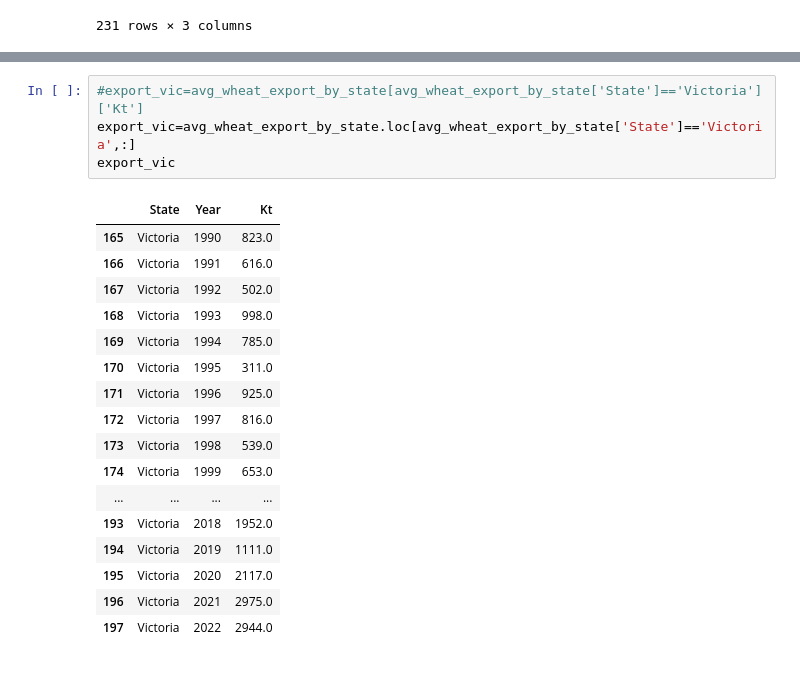
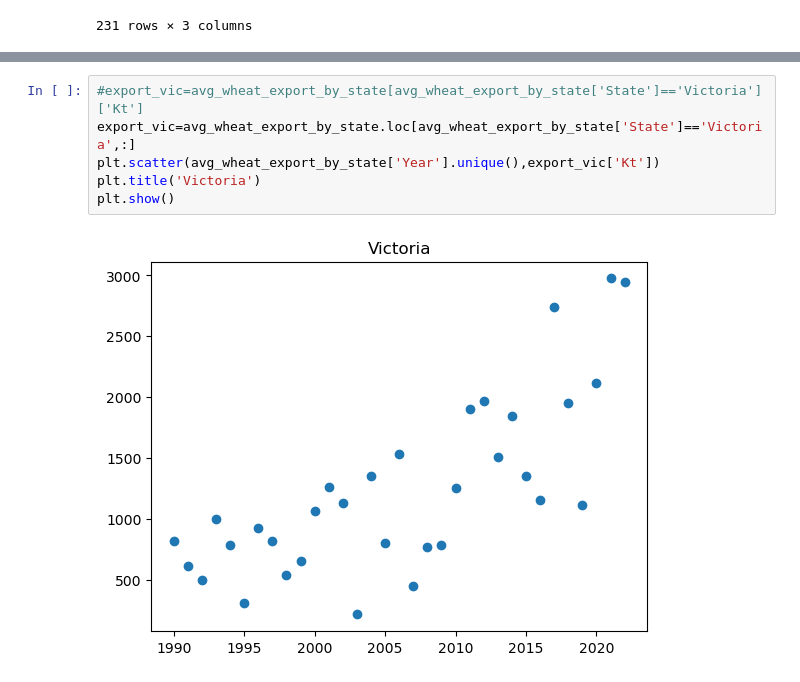
Before and after one commit to B-osborne1/project-one, a Jupyter notebook: project_main_script.ipynb, the cells around one changed output, grey strips where cells are left out. Saved outputs shown, nothing was run; the diff lists cells and outputs as text.

```diff
--- a/project_main_script.ipynb
+++ b/project_main_script.ipynb
@@ -81,22 +82,8 @@ plt.show()
 # %%
 #export_vic=avg_wheat_export_by_state[avg_wheat_export_by_state['State']=='Victoria']['Kt']
 export_vic=avg_wheat_export_by_state.loc[avg_wheat_export_by_state['State']=='Victoria',:]
-export_vic
+plt.scatter(avg_wheat_export_by_state['Year'].unique(),export_vic['Kt'])
+plt.title('Victoria')
+plt.show()
 # %% [output]
-|  | State | Year | Kt |
-| 165 | Victoria | 1990 | 823.0 |
-| 166 | Victoria | 1991 | 616.0 |
-| 167 | Victoria | 1992 | 502.0 |
-| 168 | Victoria | 1993 | 998.0 |
-| 169 | Victoria | 1994 | 785.0 |
-| 170 | Victoria | 1995 | 311.0 |
-| 171 | Victoria | 1996 | 925.0 |
-| 172 | Victoria | 1997 | 816.0 |
-| 173 | Victoria | 1998 | 539.0 |
-| 174 | Victoria | 1999 | 653.0 |
-| ... | ... | ... | ... |
-| 193 | Victoria | 2018 | 1952.0 |
-| 194 | Victoria | 2019 | 1111.0 |
-| 195 | Victoria | 2020 | 2117.0 |
-| 196 | Victoria | 2021 | 2975.0 |
-| 197 | Victoria | 2022 | 2944.0 |
+[figure, added]
```
Also changed, not shown: parts of 4 cells of this notebook.
